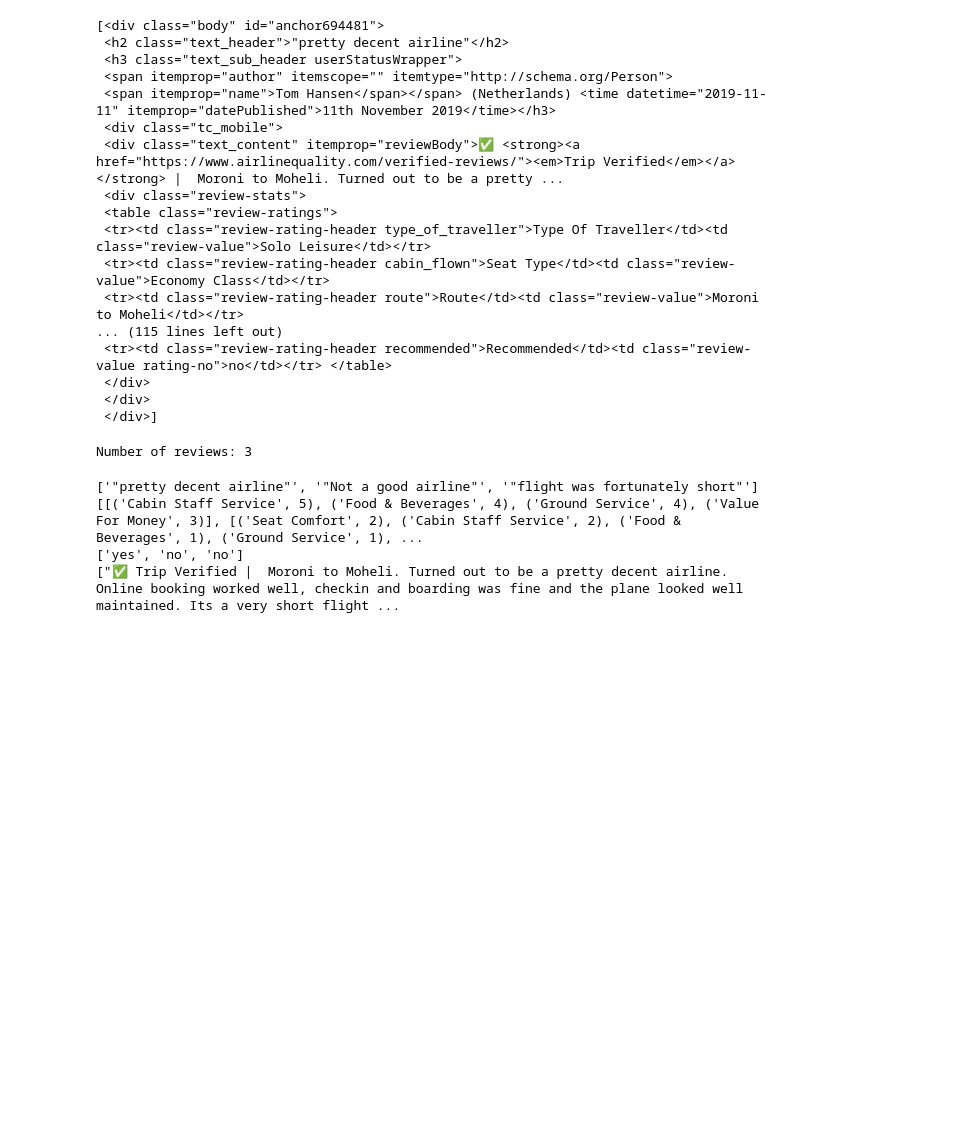
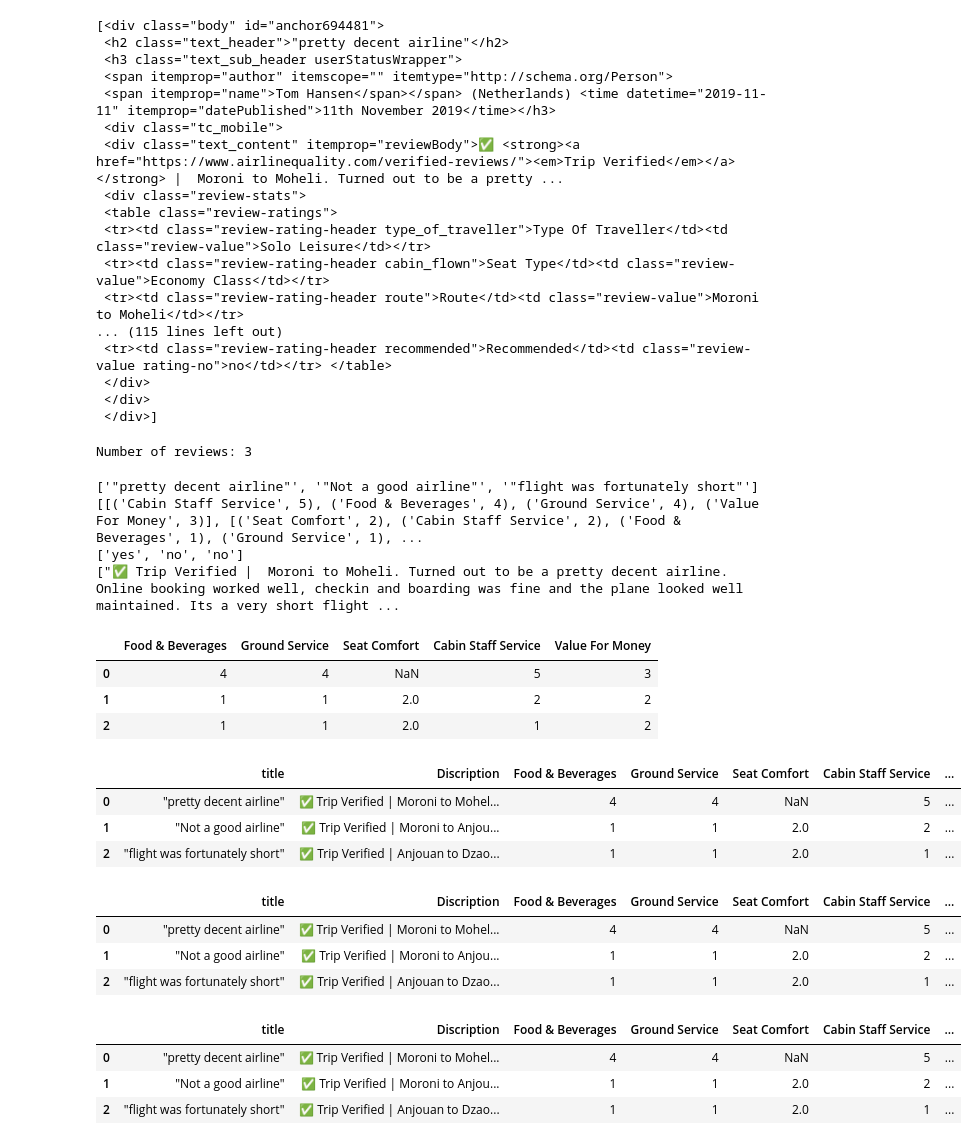
Before and after one commit to kithmiGunawardna/Air_Line_Review_Analysis, a Jupyter notebook: reviews.ipynb, the cells around one changed output. Cells and saved outputs as stored; diff of their text form; code cells hidden in the pictures; blank space fills up the shorter version.

Commit message:
using the previous array list we create the table

```diff
--- a/reviews.ipynb
+++ b/reviews.ipynb
@@ -244,3 +243,43 @@ print (review_description)
 [[('Cabin Staff Service', 5), ('Food & Beverages', 4), ('Ground Service', 4), ('Value For Money', 3)], [('Seat Comfort', 2), ('Cabin Staff Service', 2), ('Food & Beverages', 1), ('Ground Service', 1), ...
 ['yes', 'no', 'no']
 ["✅ Trip Verified |  Moroni to Moheli. Turned out to be a pretty decent airline. Online booking worked well, checkin and boarding was fine and the plane looked well maintained. Its a very short flight ...
+# %%
+ratings_list = []
+
+# Get all unique categories
+unique_categories = set(category for sublist in star_ratings for category, _ in sublist)
+
+# Iterate over each set of ratings
+for ratings in star_ratings:
+    ratings_dict = {category: None for category in unique_categories}
+    for category, rating in ratings:
+        ratings_dict[category] = rating
+    ratings_list.append(ratings_dict)
+
+# Create DataFrame from the list of dictionaries
+df = pd.DataFrame(ratings_list)
+# %%
+df
+# %% [output]
+|  | Food & Beverages | Ground Service | Seat Comfort | Cabin Staff Service | Value For Money |
+| 0 | 4 | 4 | NaN | 5 | 3 |
+| 1 | 1 | 1 | 2.0 | 2 | 2 |
+| 2 | 1 | 1 | 2.0 | 1 | 2 |
+# %%
+df.insert(0, 'Discription',review_description )
+# %%
+df.insert(0, 'title',review_titles  )
+# %%
+df
+# %% [output]
+|  | title | Discription | Food & Beverages | Ground Service | Seat Comfort | Cabin Staff Service | ... |
+| 0 | "pretty decent airline" | ✅ Trip Verified | Moroni to Mohel... | 4 | 4 | NaN | 5 | ... |
+| 1 | "Not a good airline" | ✅ Trip Verified | Moroni to Anjou... | 1 | 1 | 2.0 | 2 | ... |
+| 2 | "flight was fortunately short" | ✅ Trip Verified | Anjouan to Dzao... | 1 | 1 | 2.0 | 1 | ... |
+# %%
+df
+# %% [output]
+|  | title | Discription | Food & Beverages | Ground Service | Seat Comfort | Cabin Staff Service | ... |
+| 0 | "pretty decent airline" | ✅ Trip Verified | Moroni to Mohel... | 4 | 4 | NaN | 5 | ... |
+| 1 | "Not a good airline" | ✅ Trip Verified | Moroni to Anjou... | 1 | 1 | 2.0 | 2 | ... |
+| 2 | "flight was fortunately short" | ✅ Trip Verified | Anjouan to Dzao... | 1 | 1 | 2.0 | 1 | ... |
@@ -246,0 +288,7 @@ print (review_description)
+# %%
+df
+# %% [output]
+|  | title | Discription | Food & Beverages | Ground Service | Seat Comfort | Cabin Staff Service | ... |
+| 0 | "pretty decent airline" | ✅ Trip Verified | Moroni to Mohel... | 4 | 4 | NaN | 5 | ... |
+| 1 | "Not a good airline" | ✅ Trip Verified | Moroni to Anjou... | 1 | 1 | 2.0 | 2 | ... |
+| 2 | "flight was fortunately short" | ✅ Trip Verified | Anjouan to Dzao... | 1 | 1 | 2.0 | 1 | ... |
```
Also changed, not shown: parts of 5 cells of this notebook.
